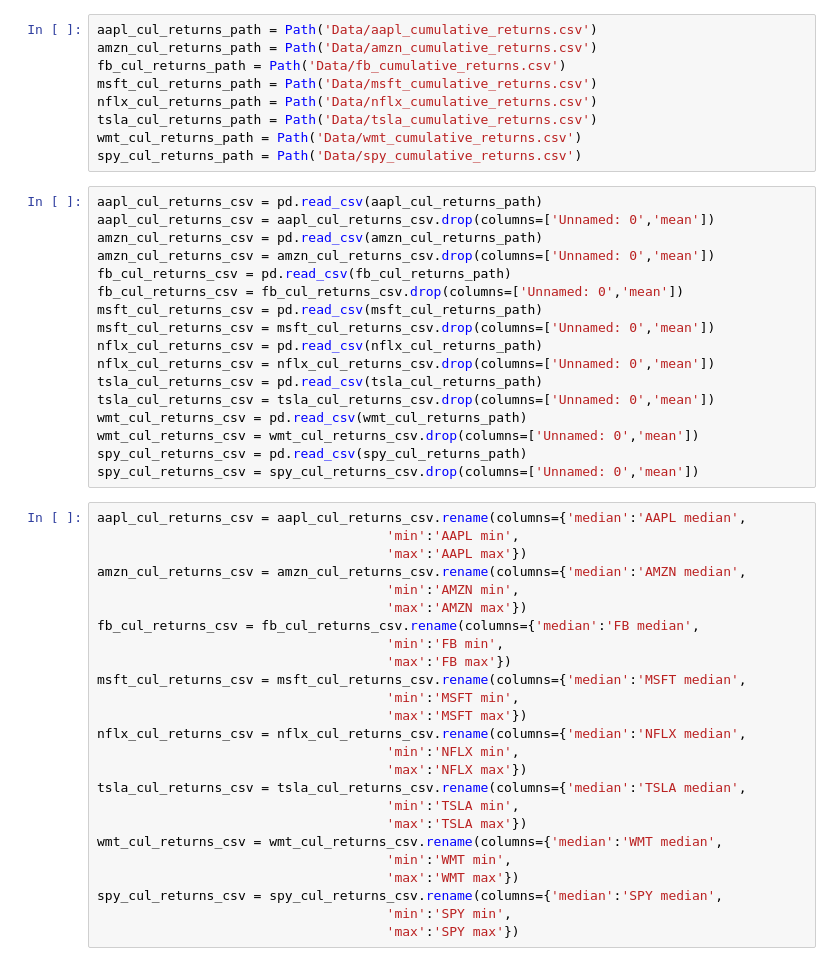
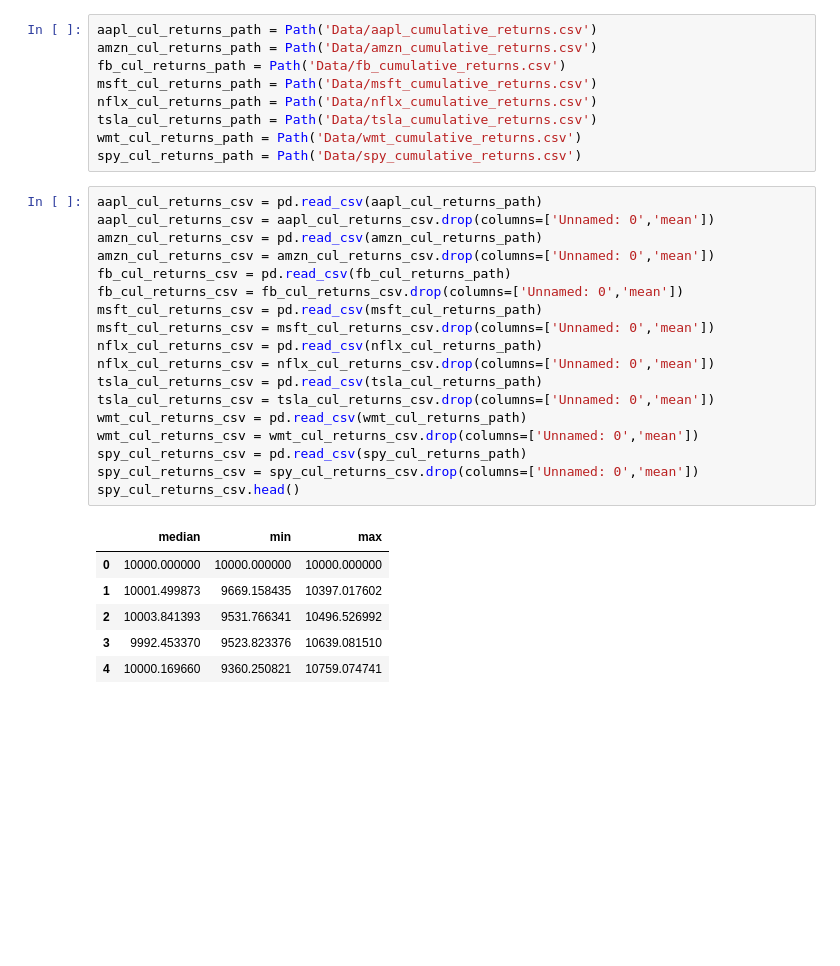
Before and after one commit to jerry1998728/SIP-Project, a Jupyter notebook: Visualization_panel.ipynb, the cells around one changed output. Cells and saved outputs as stored; diff of their text form; blank space fills up the shorter version.

```diff
--- a/Visualization_panel.ipynb
+++ b/Visualization_panel.ipynb
@@ -21,42 +28,25 @@ spy_cul_returns_path = Path('Data/spy_cumulative_returns.csv')
 # %%
 aapl_cul_returns_csv = pd.read_csv(aapl_cul_returns_path)
 aapl_cul_returns_csv = aapl_cul_returns_csv.drop(columns=['Unnamed: 0','mean'])
 amzn_cul_returns_csv = pd.read_csv(amzn_cul_returns_path)
 amzn_cul_returns_csv = amzn_cul_returns_csv.drop(columns=['Unnamed: 0','mean'])
 fb_cul_returns_csv = pd.read_csv(fb_cul_returns_path)
 fb_cul_returns_csv = fb_cul_returns_csv.drop(columns=['Unnamed: 0','mean'])
 msft_cul_returns_csv = pd.read_csv(msft_cul_returns_path)
 msft_cul_returns_csv = msft_cul_returns_csv.drop(columns=['Unnamed: 0','mean'])
 nflx_cul_returns_csv = pd.read_csv(nflx_cul_returns_path)
 nflx_cul_returns_csv = nflx_cul_returns_csv.drop(columns=['Unnamed: 0','mean'])
 tsla_cul_returns_csv = pd.read_csv(tsla_cul_returns_path)
 tsla_cul_returns_csv = tsla_cul_returns_csv.drop(columns=['Unnamed: 0','mean'])
 wmt_cul_returns_csv = pd.read_csv(wmt_cul_returns_path)
 wmt_cul_returns_csv = wmt_cul_returns_csv.drop(columns=['Unnamed: 0','mean'])
 spy_cul_returns_csv = pd.read_csv(spy_cul_returns_path)
 spy_cul_returns_csv = spy_cul_returns_csv.drop(columns=['Unnamed: 0','mean'])
+spy_cul_returns_csv.head()
+# %% [output]
+|  | median | min | max |
+| 0 | 10000.000000 | 10000.000000 | 10000.000000 |
+| 1 | 10001.499873 | 9669.158435 | 10397.017602 |
+| 2 | 10003.841393 | 9531.766341 | 10496.526992 |
+| 3 | 9992.453370 | 9523.823376 | 10639.081510 |
+| 4 | 10000.169660 | 9360.250821 | 10759.074741 |
-# %%
-aapl_cul_returns_csv = aapl_cul_returns_csv.rename(columns={'median':'AAPL median',
-                                     'min':'AAPL min',
-                                     'max':'AAPL max'})
-amzn_cul_returns_csv = amzn_cul_returns_csv.rename(columns={'median':'AMZN median',
-                                     'min':'AMZN min',
-                                     'max':'AMZN max'})
-fb_cul_returns_csv = fb_cul_returns_csv.rename(columns={'median':'FB median',
-                                     'min':'FB min',
-                                     'max':'FB max'})
-msft_cul_returns_csv = msft_cul_returns_csv.rename(columns={'median':'MSFT median',
-                                     'min':'MSFT min',
-                                     'max':'MSFT max'})
-nflx_cul_returns_csv = nflx_cul_returns_csv.rename(columns={'median':'NFLX median',
-                                     'min':'NFLX min',
-                                     'max':'NFLX max'})
-tsla_cul_returns_csv = tsla_cul_returns_csv.rename(columns={'median':'TSLA median',
-                                     'min':'TSLA min',
-                                     'max':'TSLA max'})
-wmt_cul_returns_csv = wmt_cul_returns_csv.rename(columns={'median':'WMT median',
-                                     'min':'WMT min',
-                                     'max':'WMT max'})
-spy_cul_returns_csv = spy_cul_returns_csv.rename(columns={'median':'SPY median',
-                                     'min':'SPY min',
-                                     'max':'SPY max'})
```
Also changed, not shown: parts of 10 cells of this notebook, 6 other files.
